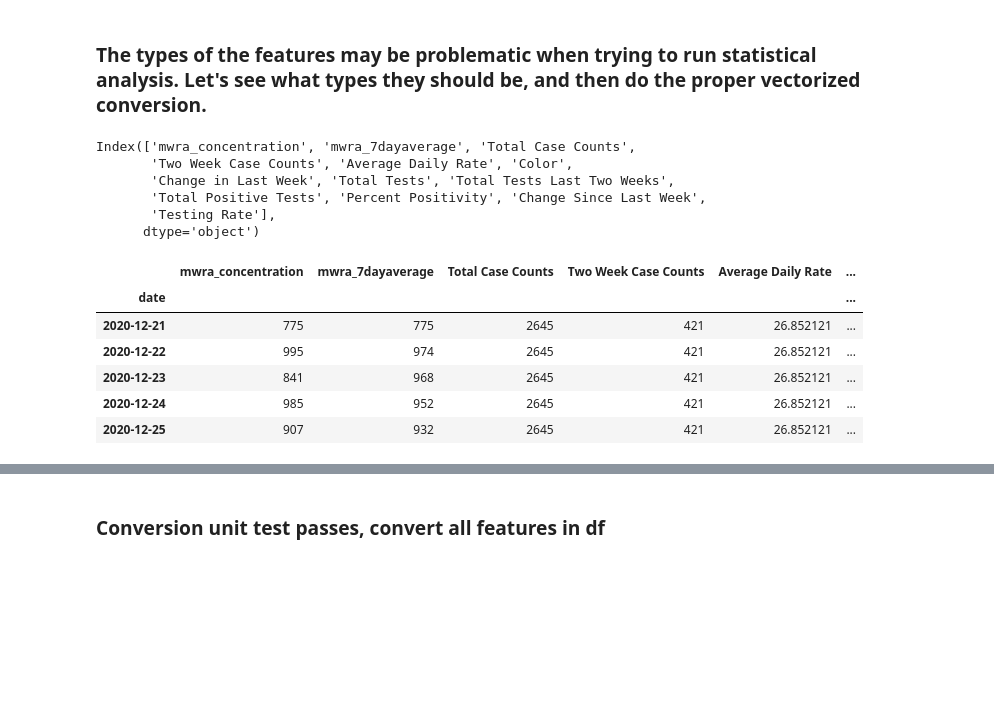
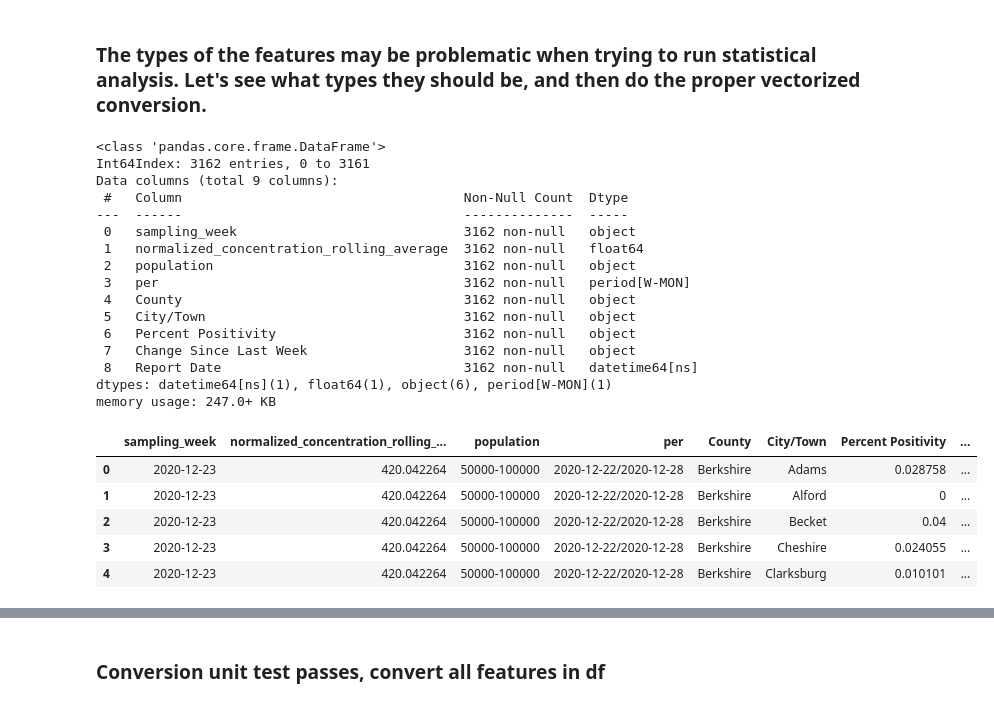
Before and after one commit to NSamermit/Springboard, a Jupyter notebook: Springboard Capstone Projects/Captstone 2 - Wastewater Covid Prediction/Capstone 2 - Wastewater Surveillance based Prediction.ipynb, the cells around one changed output, grey strips where cells are left out. Drawn from its saved outputs; the diff is of its cells as text; code cells hidden in the pictures; blank space fills up the shorter version.

```diff
--- a/Springboard Capstone Projects/Captstone 2 - Wastewater Covid Prediction/Capstone 2 - Wastewater Surveillance based Prediction.ipynb
+++ b/Springboard Capstone Projects/Captstone 2 - Wastewater Covid Prediction/Capstone 2 - Wastewater Surveillance based Prediction.ipynb
@@ -113,11 +134,16 @@ import pickle
 # %%
 #should use context manager to load pickles
 # Don't forget to state 'rb' param or will get an Unicode Error.
-with open('Cambridge.pkl', 'rb') as f:
+
+
+with open('0_df.pkl', 'rb') as f:
     Cambridge_df = pickle.load(f)
 
-with open('Mass_Weekly_City_df.pkl', 'rb') as f:
+with open('1_df.pkl', 'rb') as f:
     Mass_df = pickle.load(f)
+
+with open('2_df.pkl', 'rb') as f:
+    Biobot_df = pickle.load(f)
 # %%
 #testing both dataframes
 Cambridge_df.info()
@@ -645,22 +846,31 @@ memory usage: 19.1+ KB
 #As always, I use copy when doing any testing
 test = df.copy()
 # %%
-test.columns
+test.info()
 # %% [output]
-Index(['mwra_concentration', 'mwra_7dayaverage', 'Total Case Counts',
-       'Two Week Case Counts', 'Average Daily Rate', 'Color',
-       'Change in Last Week', 'Total Tests', 'Total Tests Last Two Weeks',
-       'Total Positive Tests', 'Percent Positivity', 'Change Since Last Week',
-       'Testing Rate'],
-      dtype='object')
+<class 'pandas.core.frame.DataFrame'>
+Int64Index: 3162 entries, 0 to 3161
+Data columns (total 9 columns):
+ #   Column                                    Non-Null Count  Dtype
+---  ------                                    --------------  -----
+ 0   sampling_week                             3162 non-null   object
+ 1   normalized_concentration_rolling_average  3162 non-null   float64
+ 2   population                                3162 non-null   object
+ 3   per                                       3162 non-null   period[W-MON]
+ 4   County                                    3162 non-null   object
+ 5   City/Town                                 3162 non-null   object
+ 6   Percent Positivity                        3162 non-null   object
+ 7   Change Since Last Week                    3162 non-null   object
+ 8   Report Date                               3162 non-null   datetime64[ns]
+dtypes: datetime64[ns](1), float64(1), object(6), period[W-MON](1)
+memory usage: 247.0+ KB
 # %%
-test.head(5)
+test.head()
 # %% [output]
-|  | mwra_concentration | mwra_7dayaverage | Total Case Counts | Two Week Case Counts | Average Daily Rate | ... |
-| date |  |  |  |  |  | ... |
-| 2020-12-21 | 775 | 775 | 2645 | 421 | 26.852121 | ... |
-| 2020-12-22 | 995 | 974 | 2645 | 421 | 26.852121 | ... |
-| 2020-12-23 | 841 | 968 | 2645 | 421 | 26.852121 | ... |
-| 2020-12-24 | 985 | 952 | 2645 | 421 | 26.852121 | ... |
-| 2020-12-25 | 907 | 932 | 2645 | 421 | 26.852121 | ... |
+|  | sampling_week | normalized_concentration_rolling_... | population | per | County | City/Town | Percent Positivity | ... |
+| 0 | 2020-12-23 | 420.042264 | 50000-100000 | 2020-12-22/2020-12-28 | Berkshire | Adams | 0.028758 | ... |
+| 1 | 2020-12-23 | 420.042264 | 50000-100000 | 2020-12-22/2020-12-28 | Berkshire | Alford | 0 | ... |
+| 2 | 2020-12-23 | 420.042264 | 50000-100000 | 2020-12-22/2020-12-28 | Berkshire | Becket | 0.04 | ... |
+| 3 | 2020-12-23 | 420.042264 | 50000-100000 | 2020-12-22/2020-12-28 | Berkshire | Cheshire | 0.024055 | ... |
+| 4 | 2020-12-23 | 420.042264 | 50000-100000 | 2020-12-22/2020-12-28 | Berkshire | Clarksburg | 0.010101 | ... |
 # %%
```
Also changed, not shown: parts of 210 cells of this notebook, 9 other files.
